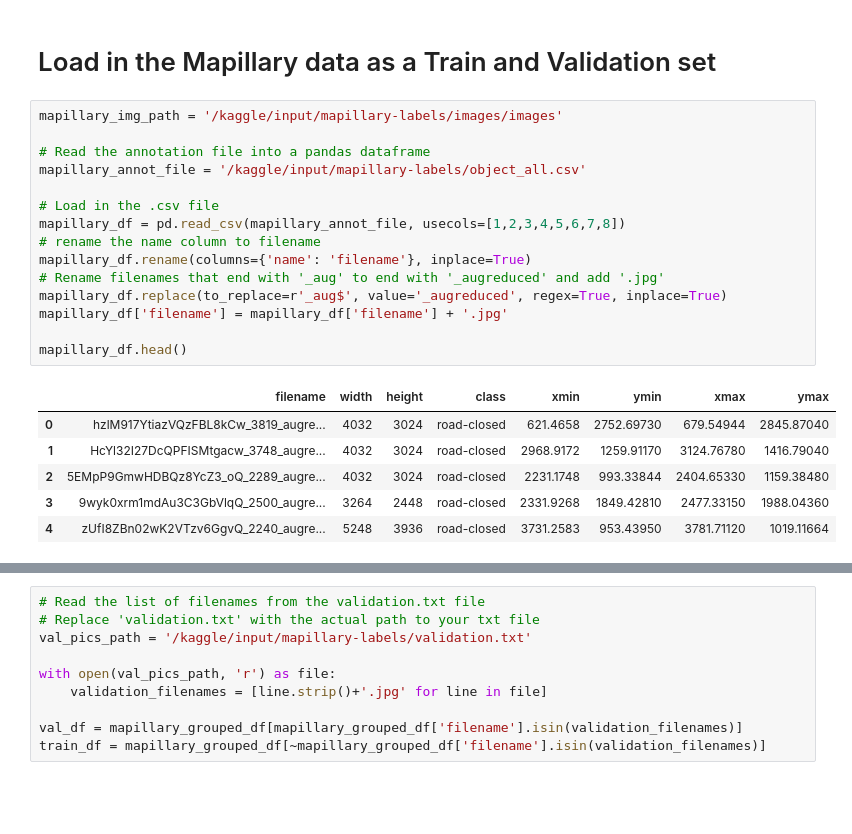
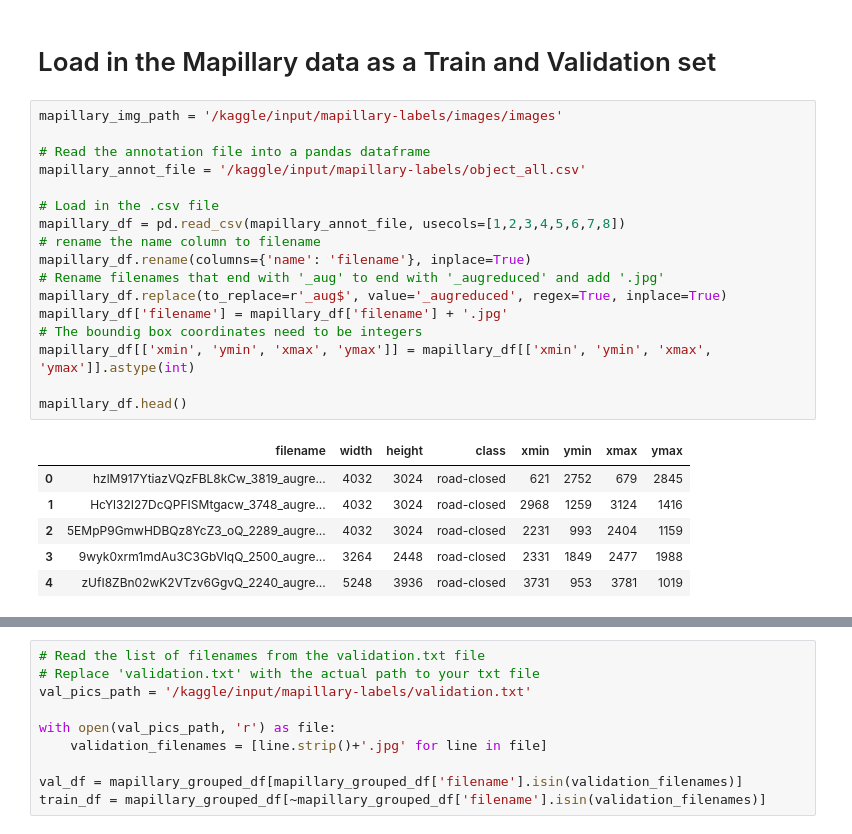
Before and after one commit to emmermarcell/AI-in-Data-Science-Data-Challenge, a Jupyter notebook: traffic-sign-recognition-with-kerascv.ipynb, the cells around one changed output, grey strips where cells are left out. Drawn from its saved outputs; the diff is of its cells as text; blank space fills up the shorter version.

```diff
--- a/traffic-sign-recognition-with-kerascv.ipynb
+++ b/traffic-sign-recognition-with-kerascv.ipynb
@@ -248,25 +302,27 @@ test_data = create_ragged_tensor_from_df(test_df, path_images)
 # %%
 mapillary_img_path = '/kaggle/input/mapillary-labels/images/images'
 
 # Read the annotation file into a pandas dataframe
 mapillary_annot_file = '/kaggle/input/mapillary-labels/object_all.csv'
 
 # Load in the .csv file
 mapillary_df = pd.read_csv(mapillary_annot_file, usecols=[1,2,3,4,5,6,7,8])
 # rename the name column to filename
 mapillary_df.rename(columns={'name': 'filename'}, inplace=True)
 # Rename filenames that end with '_aug' to end with '_augreduced' and add '.jpg'
 mapillary_df.replace(to_replace=r'_aug$', value='_augreduced', regex=True, inplace=True)
 mapillary_df['filename'] = mapillary_df['filename'] + '.jpg'
+# The boundig box coordinates need to be integers
+mapillary_df[['xmin', 'ymin', 'xmax', 'ymax']] = mapillary_df[['xmin', 'ymin', 'xmax', 'ymax']].astype(int)
 
 mapillary_df.head()
 # %% [output]
 |  | filename | width | height | class | xmin | ymin | xmax | ymax |
-| 0 | hzlM917YtiazVQzFBL8kCw_3819_augre... | 4032 | 3024 | road-closed | 621.4658 | 2752.69730 | 679.54944 | 2845.87040 |
-| 1 | HcYl32I27DcQPFISMtgacw_3748_augre... | 4032 | 3024 | road-closed | 2968.9172 | 1259.91170 | 3124.76780 | 1416.79040 |
-| 2 | 5EMpP9GmwHDBQz8YcZ3_oQ_2289_augre... | 4032 | 3024 | road-closed | 2231.1748 | 993.33844 | 2404.65330 | 1159.38480 |
-| 3 | 9wyk0xrm1mdAu3C3GbVlqQ_2500_augre... | 3264 | 2448 | road-closed | 2331.9268 | 1849.42810 | 2477.33150 | 1988.04360 |
-| 4 | zUfI8ZBn02wK2VTzv6GgvQ_2240_augre... | 5248 | 3936 | road-closed | 3731.2583 | 953.43950 | 3781.71120 | 1019.11664 |
+| 0 | hzlM917YtiazVQzFBL8kCw_3819_augre... | 4032 | 3024 | road-closed | 621 | 2752 | 679 | 2845 |
+| 1 | HcYl32I27DcQPFISMtgacw_3748_augre... | 4032 | 3024 | road-closed | 2968 | 1259 | 3124 | 1416 |
+| 2 | 5EMpP9GmwHDBQz8YcZ3_oQ_2289_augre... | 4032 | 3024 | road-closed | 2231 | 993 | 2404 | 1159 |
+| 3 | 9wyk0xrm1mdAu3C3GbVlqQ_2500_augre... | 3264 | 2448 | road-closed | 2331 | 1849 | 2477 | 1988 |
+| 4 | zUfI8ZBn02wK2VTzv6GgvQ_2240_augre... | 5248 | 3936 | road-closed | 3731 | 953 | 3781 | 1019 |
 # %%
 mapillary_grouped_df = mapillary_df.groupby(['filename']).agg({col:lambda x: list(x) for col in annot_df.columns[1:]}).reset_index()
 
```
Also changed, not shown: parts of 17 cells of this notebook.
